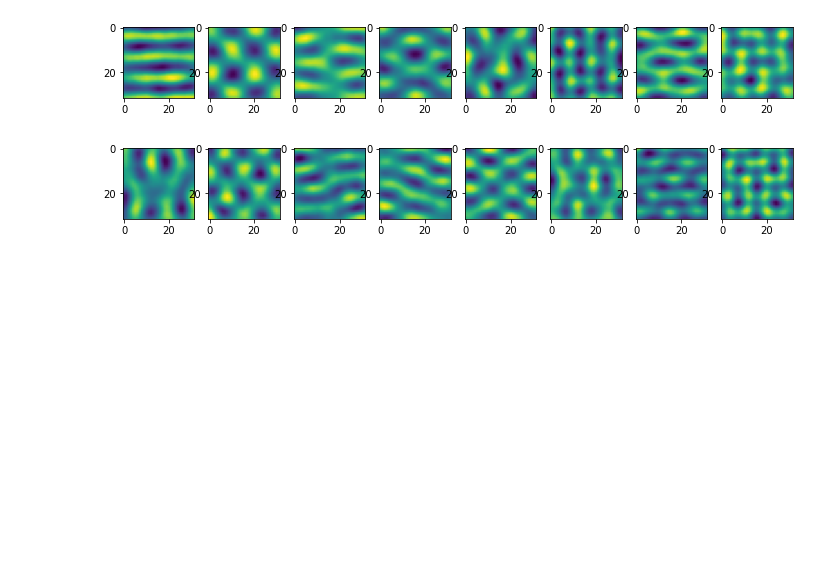
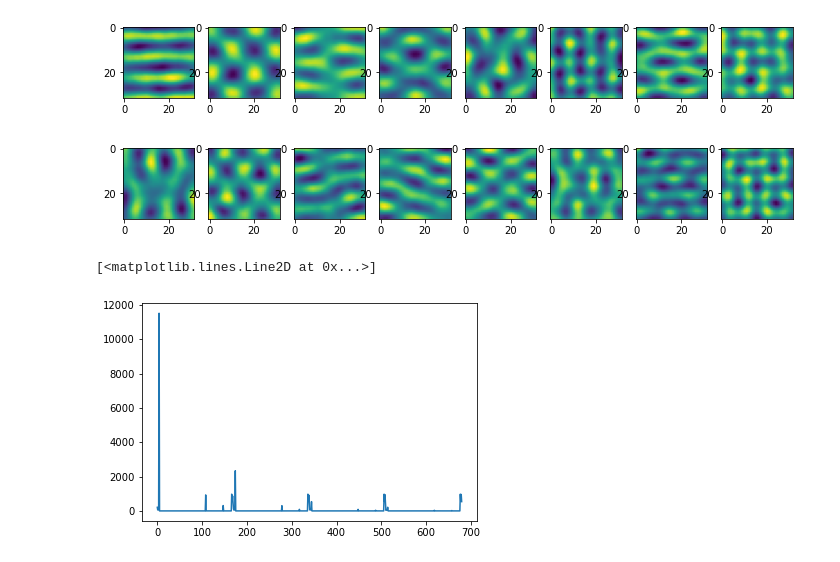
Before and after one commit to benthehuman1/UW-Vision-Segmentation, a Jupyter notebook: scratch.ipynb, the cells around one changed output. Cells and saved outputs as stored; diff of their text form; code cells hidden in the pictures; blank space fills up the shorter version.

```diff
--- a/scratch.ipynb
+++ b/scratch.ipynb
@@ -61,3 +84,9 @@ show_basis(BV, 32)
 [figure]
 [figure]
 [figure]
+# %%
+fig, ax = plt.subplots()
+ax.plot(S[0])
+# %% [output]
+[<matplotlib.lines.Line2D at 0x...>]
+[figure, added]
```
Also changed, not shown: parts of 1 cell of this notebook.
